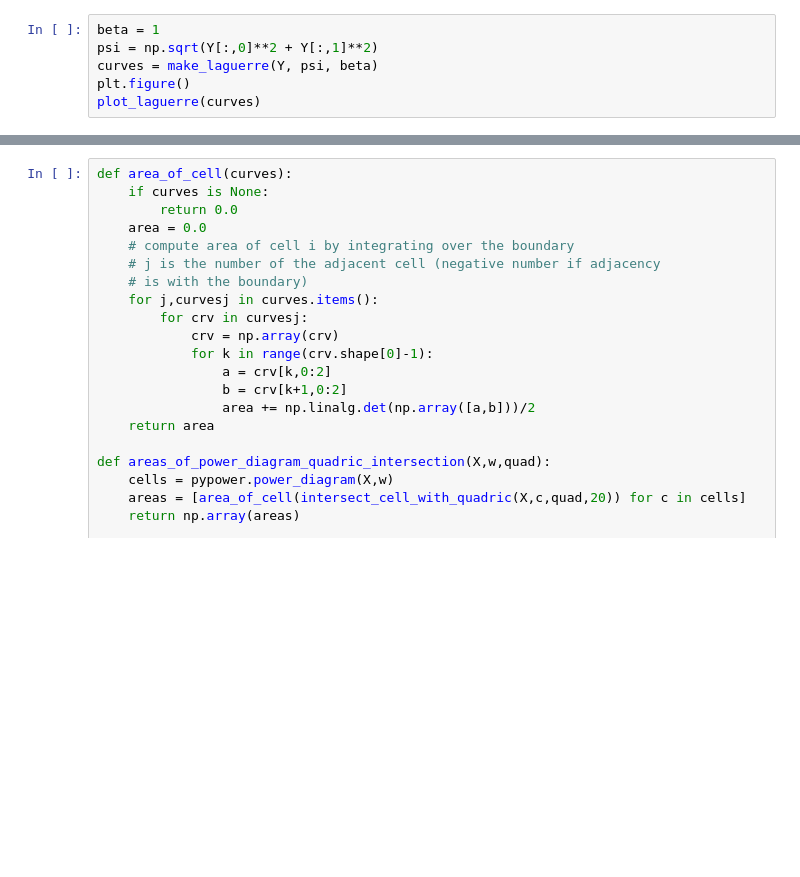
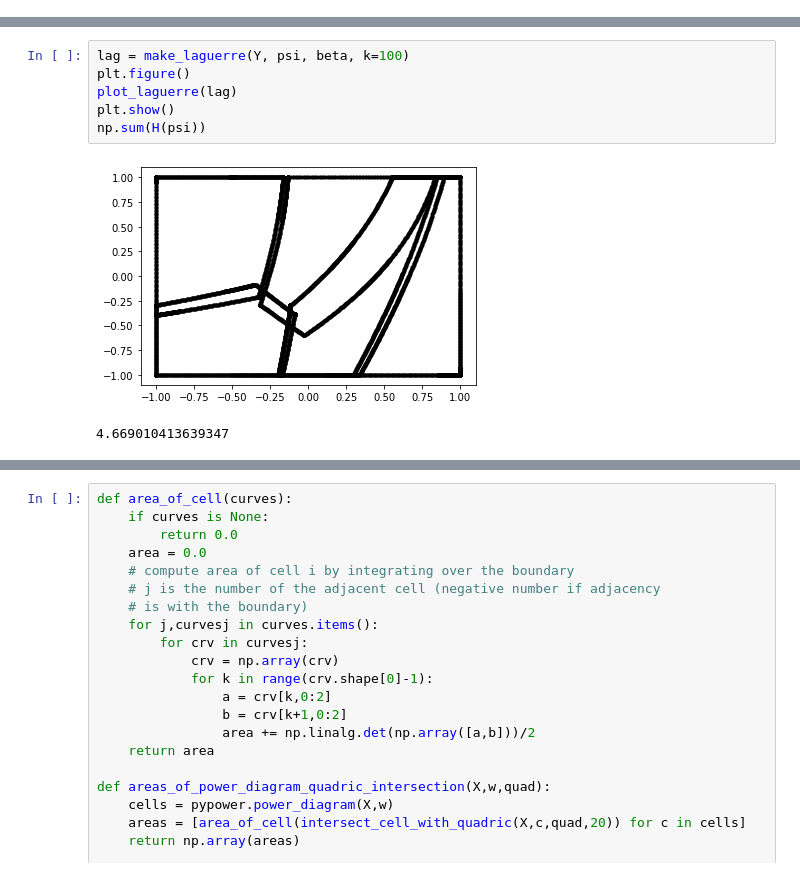
Before and after one commit to mrgt/ot-optics, a Jupyter notebook: ot-metasurfaces.ipynb, the cells around one changed output, grey strips where cells are left out. Saved outputs shown, nothing was run; the diff lists cells and outputs as text; blank space fills up the shorter version.

```diff
--- a/ot-metasurfaces.ipynb
+++ b/ot-metasurfaces.ipynb
@@ -117,6 +114,0 @@ found no point above
-# %%
-beta = 1
-psi = np.sqrt(Y[:,0]**2 + Y[:,1]**2)
-curves = make_laguerre(Y, psi, beta)
-plt.figure()
-plot_laguerre(curves)
@@ -142,0 +201,9 @@ found no point above
+# %%
+lag = make_laguerre(Y, psi, beta, k=100)
+plt.figure()
+plot_laguerre(lag)
+plt.show()
+np.sum(H(psi))
+# %% [output]
+[figure, added]
+4.669010413639347
```
Also changed, not shown: parts of 7 cells of this notebook, 6 other files.
